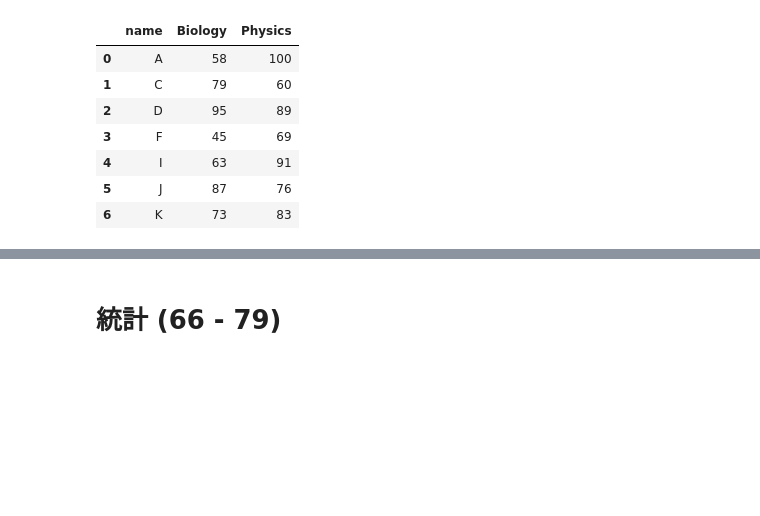
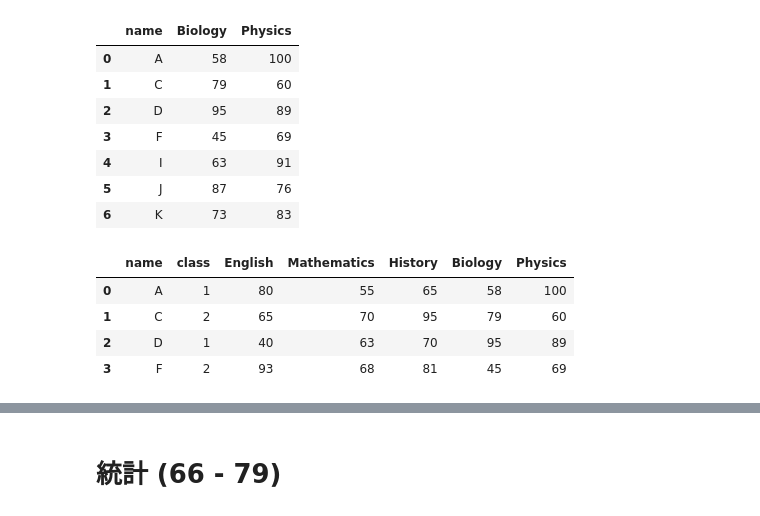
Before and after one commit to CHU1PC/Pandas_100_knocks, a Jupyter notebook: notebook/01_Pandas_100_Knocks_for_Begginer.ipynb, the cells around one changed output, grey strips where cells are left out. Saved outputs shown, nothing was run; the diff lists cells and outputs as text; code cells hidden in the pictures; blank space fills up the shorter version.

```diff
--- a/notebook/01_Pandas_100_Knocks_for_Begginer.ipynb
+++ b/notebook/01_Pandas_100_Knocks_for_Begginer.ipynb
@@ -1392,8 +1392,17 @@ df3
 # %%
 # 【61】
 # df2にdf3を内部結合（結合キーはname）し、df2に格納
 #print(ans[61]) #回答表示
 df2 = initialize2() #初期化
+
+# df2にもdf3にもあるものしかださない
+pd.merge(df2.drop_duplicates(), df3.drop_duplicates(), how="inner", on="name")
+# %% [output]
+|  | name | class | English | Mathematics | History | Biology | Physics |
+| 0 | A | 1 | 80 | 55 | 65 | 58 | 100 |
+| 1 | C | 2 | 65 | 70 | 95 | 79 | 60 |
+| 2 | D | 1 | 40 | 63 | 70 | 95 | 89 |
+| 3 | F | 2 | 93 | 68 | 81 | 45 | 69 |
 # %%
 # 【62】
 # df2にdf3を外部結合し、df2に格納
```
Also changed, not shown: parts of 2 cells of this notebook.
